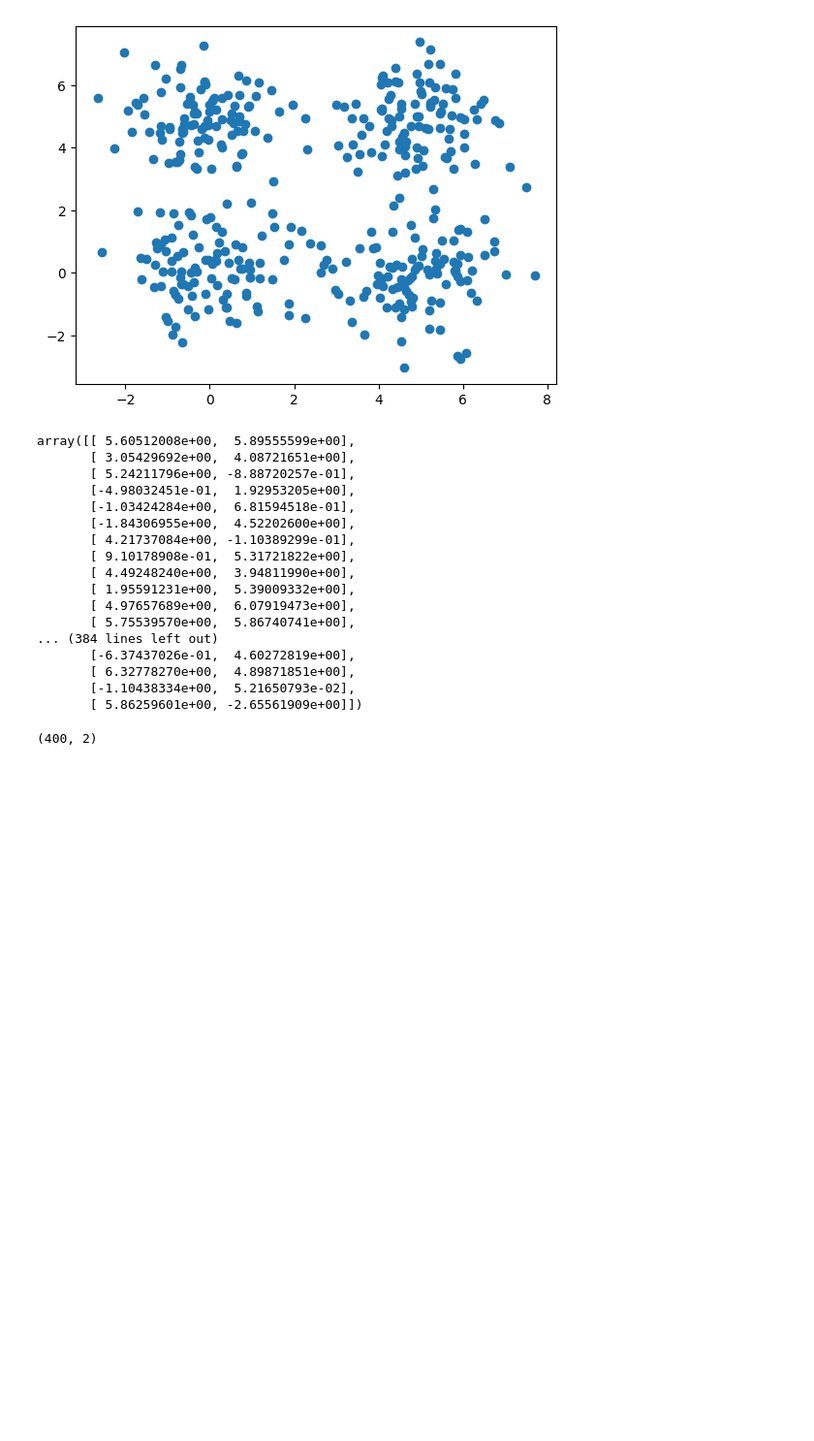
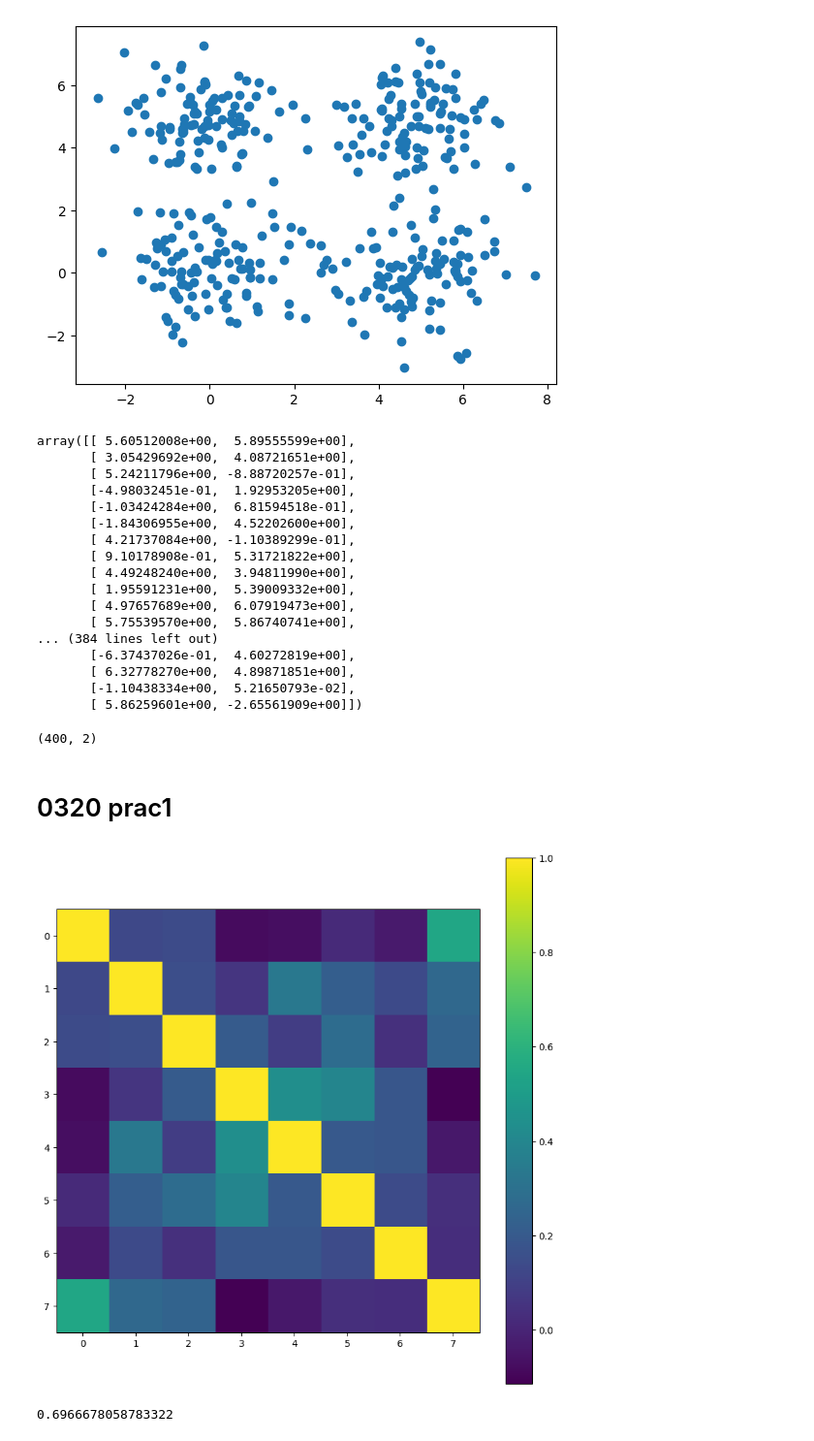
Before and after one commit to asdfrt159/DataScientist, a Jupyter notebook: Preprocessing/preprocess.ipynb, the cells around one changed output. Shown at 97% size. Cells and saved outputs as stored; diff of their text form; code cells hidden in the pictures; blank space fills up the shorter version.

```diff
--- a/Preprocessing/preprocess.ipynb
+++ b/Preprocessing/preprocess.ipynb
@@ -886,3 +886,30 @@ array([[ 5.60512008e+00,  5.89555599e+00],
 data.shape
 # %% [output]
 (400, 2)
+# %% [markdown]
+# 0320 prac1
+# %%
+import pandas as pd
+import numpy as np
+from scipy.stats import pearsonr
+import matplotlib.pyplot as plt
+from sklearn.model_selection import KFold, cross_val_score
+from sklearn.tree import DecisionTreeClassifier
+df = pd.read_csv('./datasets/diabetes.csv')
+# %%
+x = df.values[:,:-1]
+y = df.values[:,-1]
+attrs = df.columns[:-1]
+# %%
+corr_mat = np.empty((len(attrs), len(attrs)))
+# %%
+for i in range(len(attrs)):
+	for j in range(len(attrs)):
+		corr_mat[i,j] = pearsonr(x[:,i], x[:,j])[0]
+# %%
+plt.figure(figsize = (10,10))
+plt.imshow(corr_mat)
+plt.colorbar()
+plt.show()
+# %% [output]
+[figure, added]
@@ -888,0 +919,4 @@ data.shape
+# %%
+cross_val_score(clf, x,y, cv= cv).mean()
+# %% [output]
+0.6966678058783322
```
Also changed, not shown: parts of 40 cells of this notebook, 1 other file.
